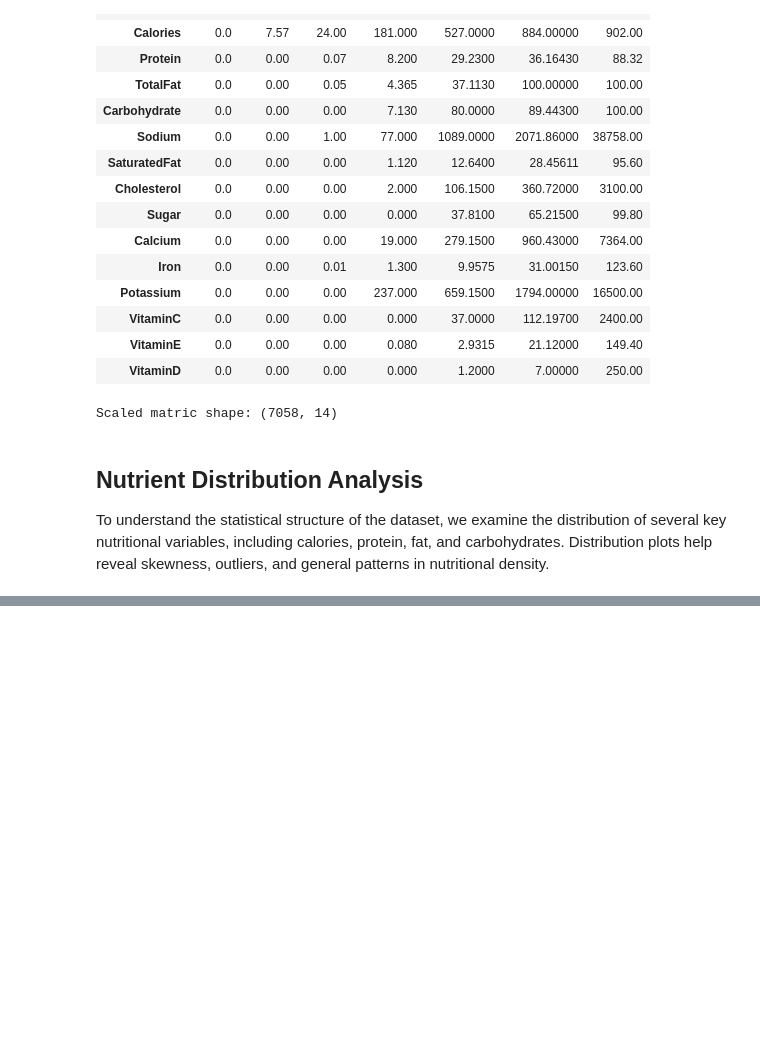
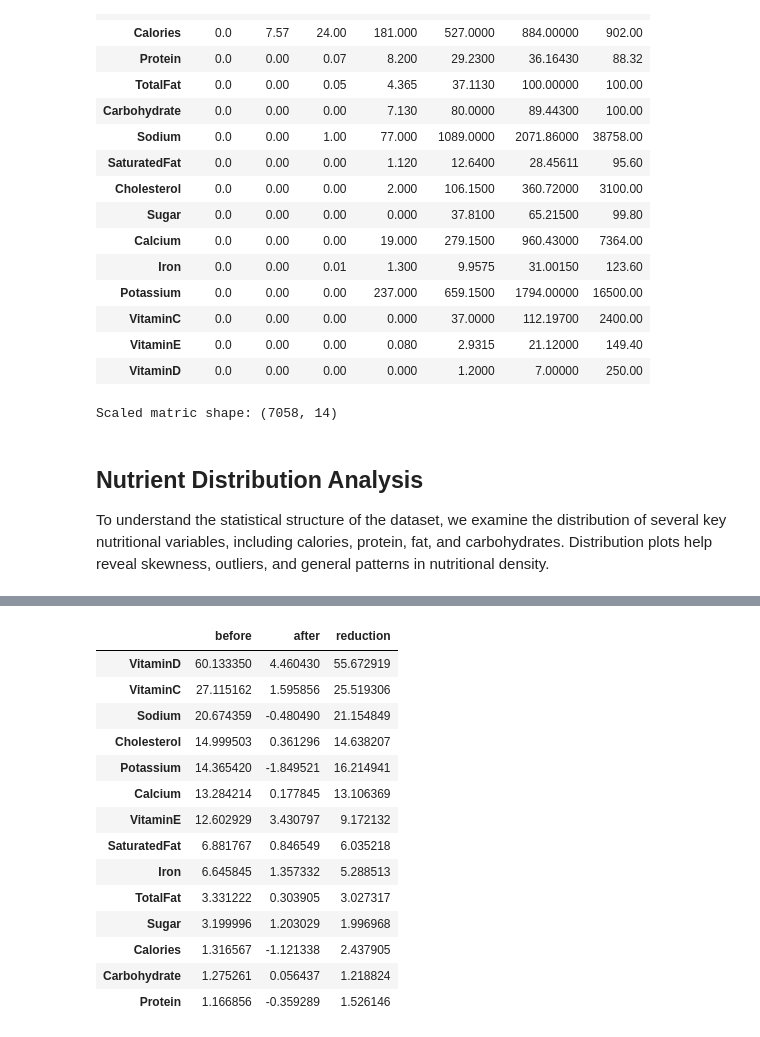
Before and after one commit to lasombra7/macro-density-analysis, a Jupyter notebook: notebooks/macro-density-analysis.ipynb, the cells around one changed output, grey strips where cells are left out. Saved outputs shown, nothing was run; the diff lists cells and outputs as text; code cells hidden in the pictures; blank space fills up the shorter version.

```diff
--- a/notebooks/macro-density-analysis.ipynb
+++ b/notebooks/macro-density-analysis.ipynb
@@ -175,0 +239,37 @@ Distribution plots help reveal skewness, outliers, and general patterns in nutri
+# %%
+# Log1p transformation comparisons
+numeric_cols = [c for c in df_filled.columns if c not in ["ID", "Description"]]
+
+# Before(original skewness)
+skew_before = df_filled[numeric_cols].skew(numeric_only=True).sort_values(ascending=False)
+
+# Apply log1p transformation only to numeric columns
+df_log = df_filled.copy()
+df_log[numeric_cols] = np.log1p(df_log[numeric_cols])
+
+#After (log1p skewness)
+skew_after = df_log[numeric_cols].skew(numeric_only=True).sort_values(ascending=False)
+
+#Comparison table
+skew_compare = (
+    pd.concat([skew_before.rename("before"), skew_after.rename("after")], axis=1)
+      .assign(reduction=lambda d: d["before"] - d["after"])
+      .sort_values("before", ascending=False)
+)
+skew_compare
+# %% [output]
+|  | before | after | reduction |
+| VitaminD | 60.133350 | 4.460430 | 55.672919 |
+| VitaminC | 27.115162 | 1.595856 | 25.519306 |
+| Sodium | 20.674359 | -0.480490 | 21.154849 |
+| Cholesterol | 14.999503 | 0.361296 | 14.638207 |
+| Potassium | 14.365420 | -1.849521 | 16.214941 |
+| Calcium | 13.284214 | 0.177845 | 13.106369 |
+| VitaminE | 12.602929 | 3.430797 | 9.172132 |
+| SaturatedFat | 6.881767 | 0.846549 | 6.035218 |
+| Iron | 6.645845 | 1.357332 | 5.288513 |
+| TotalFat | 3.331222 | 0.303905 | 3.027317 |
+| Sugar | 3.199996 | 1.203029 | 1.996968 |
+| Calories | 1.316567 | -1.121338 | 2.437905 |
+| Carbohydrate | 1.275261 | 0.056437 | 1.218824 |
+| Protein | 1.166856 | -0.359289 | 1.526146 |
```
Also changed, not shown: parts of 7 cells of this notebook.
